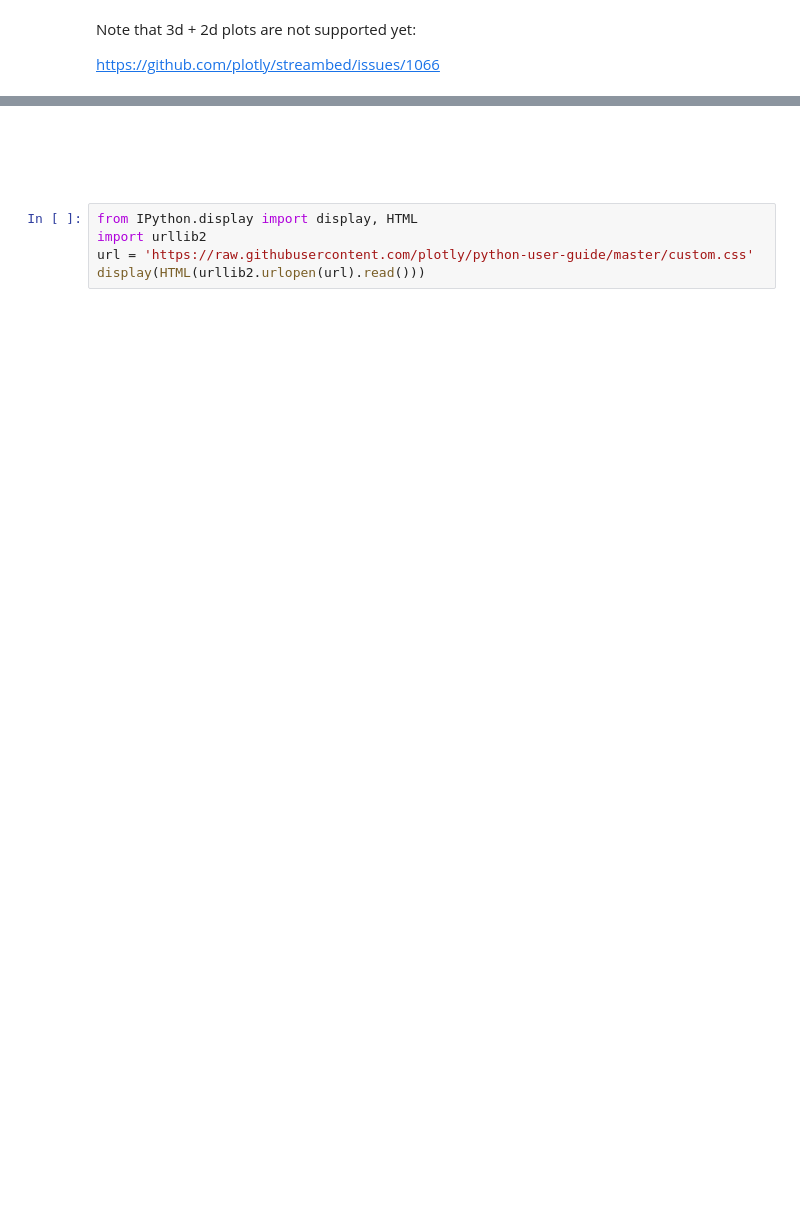
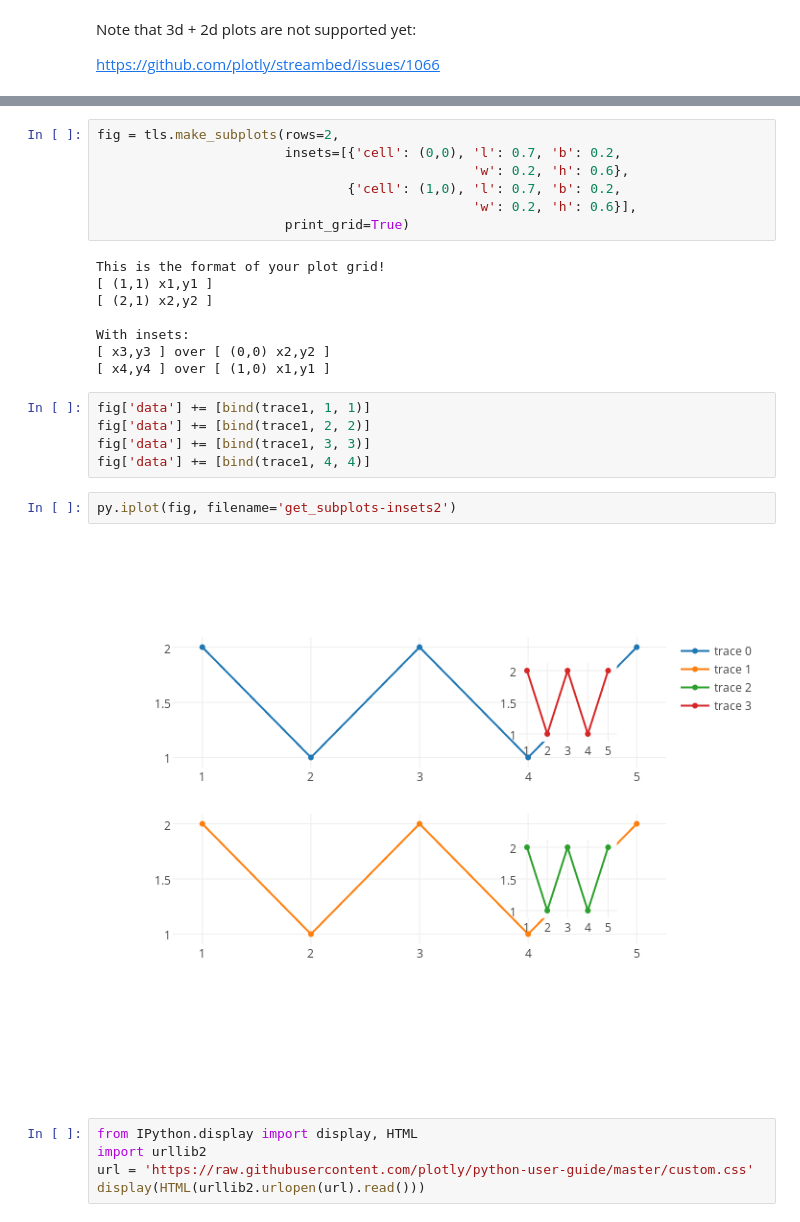
Before and after one commit to etpinard/plotly-misc-nbs, a Jupyter notebook: get-subplots/get-subplots.ipynb, the cells around one changed output, grey strips where cells are left out. Saved outputs shown, nothing was run; the diff lists cells and outputs as text; blank space fills up the shorter version.

```diff
--- a/get-subplots/get-subplots.ipynb
+++ b/get-subplots/get-subplots.ipynb
@@ -416,3 +337,27 @@ https://github.com/plotly/streambed/issues/1066
+# %%
+fig = tls.make_subplots(rows=2,
+                        insets=[{'cell': (0,0), 'l': 0.7, 'b': 0.2,
+                                                'w': 0.2, 'h': 0.6},
+                                {'cell': (1,0), 'l': 0.7, 'b': 0.2,
+                                                'w': 0.2, 'h': 0.6}],
+                        print_grid=True)
+# %% [output]
+This is the format of your plot grid!
+[ (1,1) x1,y1 ]
+[ (2,1) x2,y2 ]
+
+With insets:
+[ x3,y3 ] over [ (0,0) x2,y2 ]
+[ x4,y4 ] over [ (1,0) x1,y1 ]
+# %%
+fig['data'] += [bind(trace1, 1, 1)]
+fig['data'] += [bind(trace1, 2, 2)]
+fig['data'] += [bind(trace1, 3, 3)]
+fig['data'] += [bind(trace1, 4, 4)]
+# %%
+py.iplot(fig, filename='get_subplots-insets2')
+# %% [output]
+[figure, added]
 # %% [markdown]
 <br>
 <br>
```
Also changed, not shown: parts of 59 cells of this notebook.
